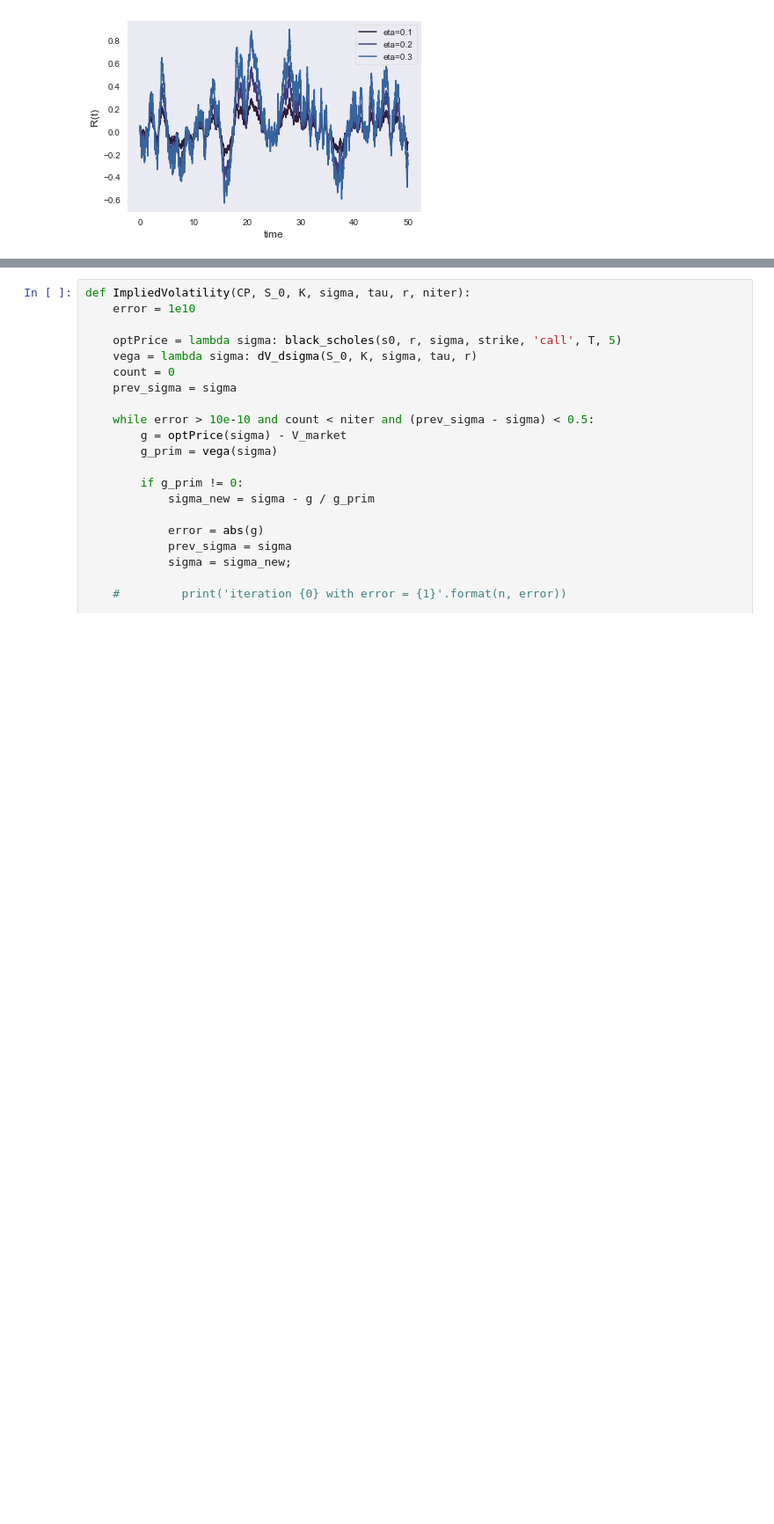
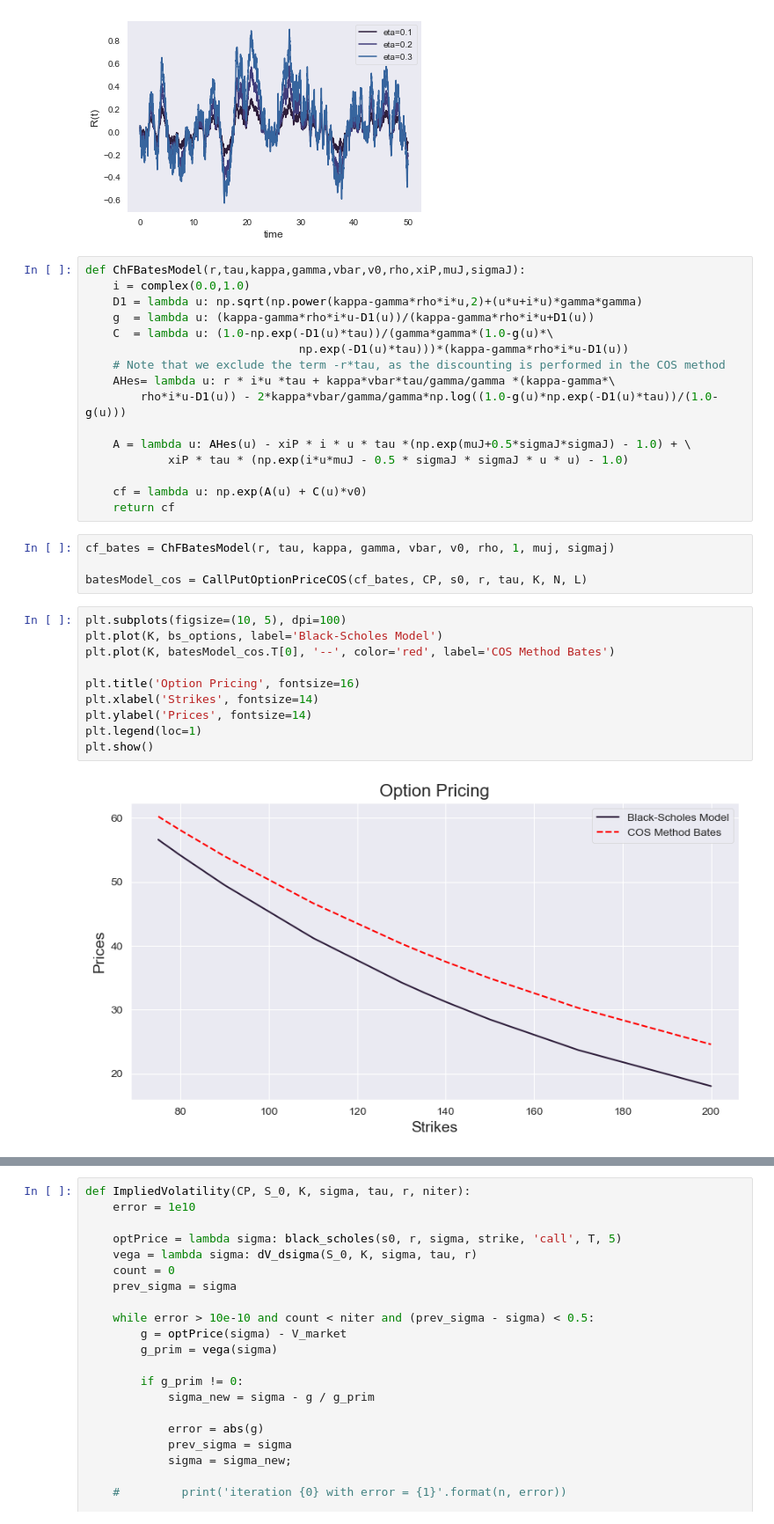
Before and after one commit to kirillzx/Generalized-Bates-model-draft, a Jupyter notebook: Main Modeling.ipynb, the cells around one changed output, grey strips where cells are left out. Shown at 88% size. Saved outputs shown, nothing was run; the diff lists cells and outputs as text; blank space fills up the shorter version.

```diff
--- a/Main Modeling.ipynb
+++ b/Main Modeling.ipynb
@@ -861,3 +861,35 @@ mainCalculation()
 # %% [output]
 [figure]
 [figure]
+# %%
+def ChFBatesModel(r,tau,kappa,gamma,vbar,v0,rho,xiP,muJ,sigmaJ):
+    i = complex(0.0,1.0)
+    D1 = lambda u: np.sqrt(np.power(kappa-gamma*rho*i*u,2)+(u*u+i*u)*gamma*gamma)
+    g  = lambda u: (kappa-gamma*rho*i*u-D1(u))/(kappa-gamma*rho*i*u+D1(u))
+    C  = lambda u: (1.0-np.exp(-D1(u)*tau))/(gamma*gamma*(1.0-g(u)*\
+                               np.exp(-D1(u)*tau)))*(kappa-gamma*rho*i*u-D1(u))
+    # Note that we exclude the term -r*tau, as the discounting is performed in the COS method
+    AHes= lambda u: r * i*u *tau + kappa*vbar*tau/gamma/gamma *(kappa-gamma*\
+        rho*i*u-D1(u)) - 2*kappa*vbar/gamma/gamma*np.log((1.0-g(u)*np.exp(-D1(u)*tau))/(1.0-g(u)))
+
+    A = lambda u: AHes(u) - xiP * i * u * tau *(np.exp(muJ+0.5*sigmaJ*sigmaJ) - 1.0) + \
+            xiP * tau * (np.exp(i*u*muJ - 0.5 * sigmaJ * sigmaJ * u * u) - 1.0)
+
+    cf = lambda u: np.exp(A(u) + C(u)*v0)
+    return cf
+# %%
+cf_bates = ChFBatesModel(r, tau, kappa, gamma, vbar, v0, rho, 1, muj, sigmaj)
+
+batesModel_cos = CallPutOptionPriceCOS(cf_bates, CP, s0, r, tau, K, N, L)
+# %%
+plt.subplots(figsize=(10, 5), dpi=100)
+plt.plot(K, bs_options, label='Black-Scholes Model')
+plt.plot(K, batesModel_cos.T[0], '--', color='red', label='COS Method Bates')
+
+plt.title('Option Pricing', fontsize=16)
+plt.xlabel('Strikes', fontsize=14)
+plt.ylabel('Prices', fontsize=14)
+plt.legend(loc=1)
+plt.show()
+# %% [output]
+[figure, added]
```
Also changed, not shown: parts of 20 cells of this notebook.
